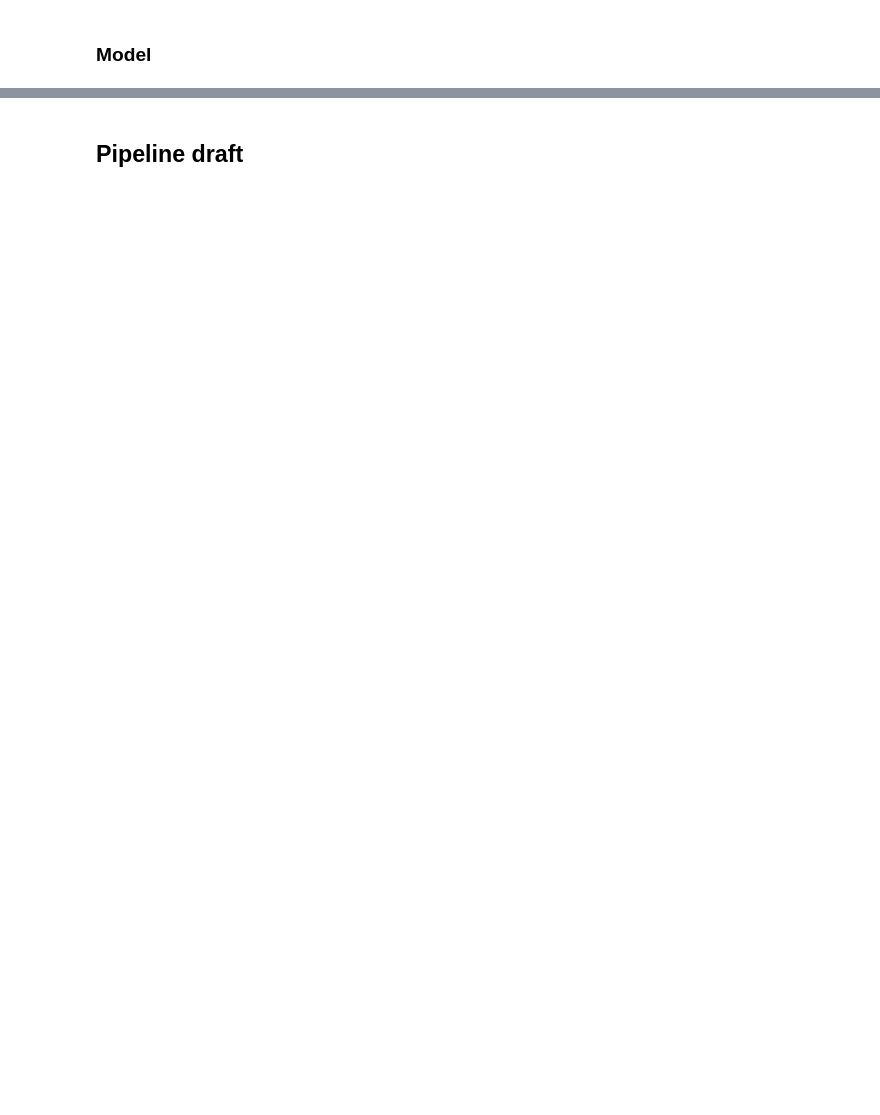
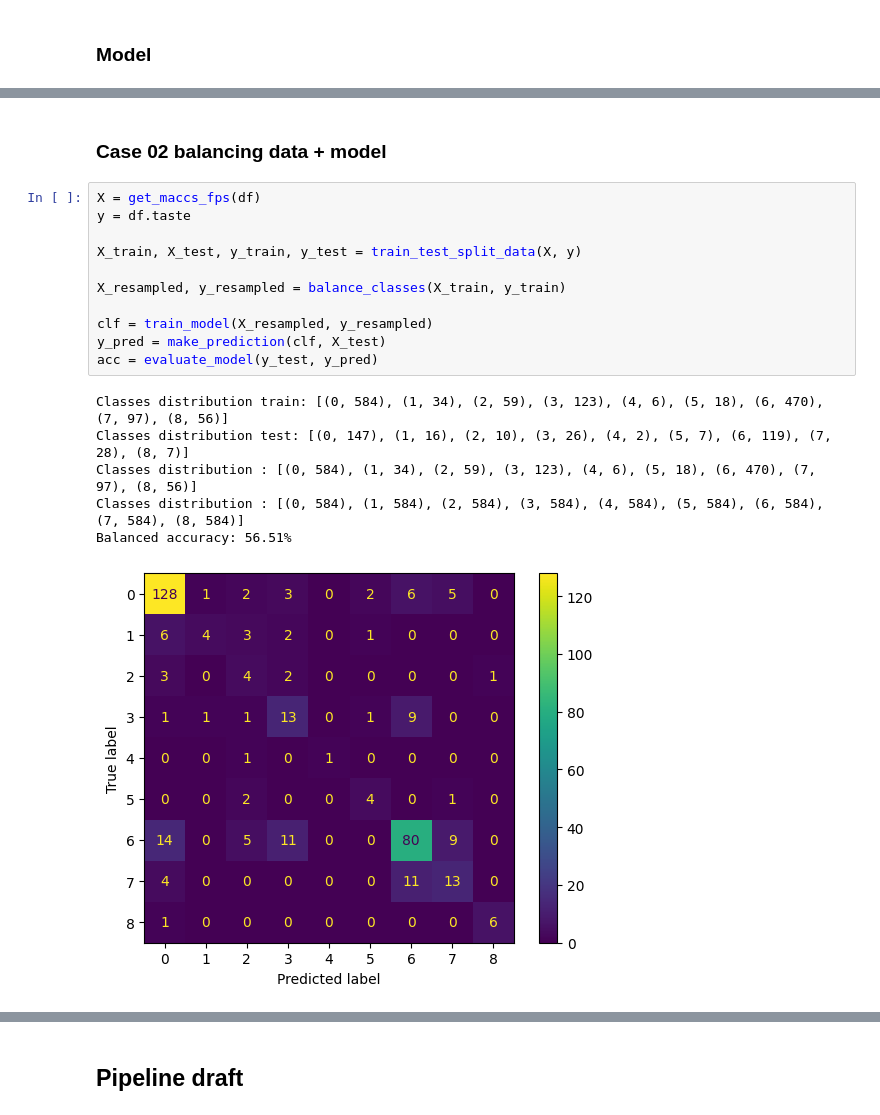
Before and after one commit to Bognanna/Molecular-Tastants, a Jupyter notebook: main.ipynb, the cells around one changed output, grey strips where cells are left out. Saved outputs shown, nothing was run; the diff lists cells and outputs as text; blank space fills up the shorter version.

```diff
--- a/main.ipynb
+++ b/main.ipynb
@@ -238,0 +176,20 @@ maccs_df.head()
+# %% [markdown]
+### Case 02 balancing data + model
+# %%
+X = get_maccs_fps(df)
+y = df.taste
+
+X_train, X_test, y_train, y_test = train_test_split_data(X, y)
+
+X_resampled, y_resampled = balance_classes(X_train, y_train)
+
+clf = train_model(X_resampled, y_resampled)
+y_pred = make_prediction(clf, X_test)
+acc = evaluate_model(y_test, y_pred)
+# %% [output]
+Classes distribution train: [(0, 584), (1, 34), (2, 59), (3, 123), (4, 6), (5, 18), (6, 470), (7, 97), (8, 56)]
+Classes distribution test: [(0, 147), (1, 16), (2, 10), (3, 26), (4, 2), (5, 7), (6, 119), (7, 28), (8, 7)]
+Classes distribution : [(0, 584), (1, 34), (2, 59), (3, 123), (4, 6), (5, 18), (6, 470), (7, 97), (8, 56)]
+Classes distribution : [(0, 584), (1, 584), (2, 584), (3, 584), (4, 584), (5, 584), (6, 584), (7, 584), (8, 584)]
+Balanced accuracy: 56.51%
+[figure, added]
```
Also changed, not shown: parts of 39 cells of this notebook.
